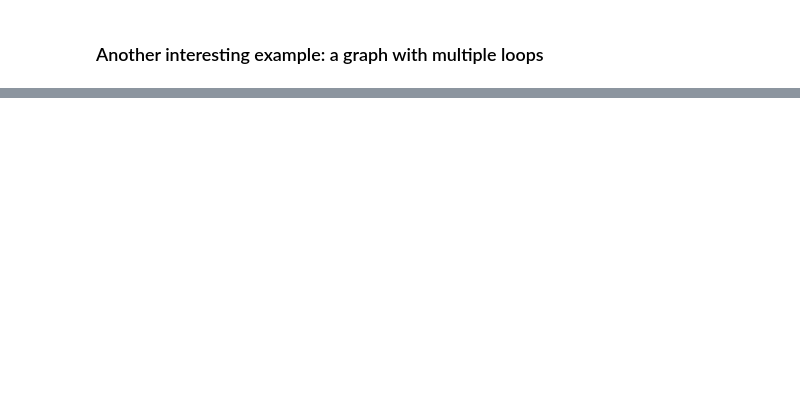
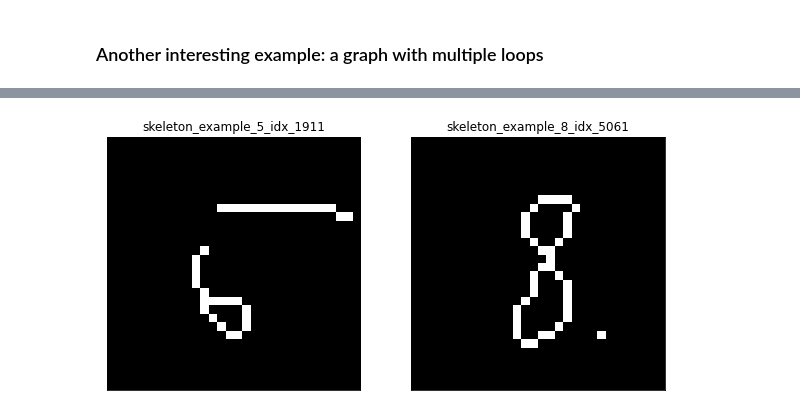
Before and after one commit to GeoAIR-lab/TGGLinesPlus, a Jupyter notebook: notebooks/2.1_path_segmentation.ipynb, the cells around one changed output, grey strips where cells are left out. Cells and saved outputs as stored; diff of their text form; code cells hidden in the pictures; blank space fills up the shorter version.

```diff
--- a/notebooks/2.1_path_segmentation.ipynb
+++ b/notebooks/2.1_path_segmentation.ipynb
@@ -370,0 +286,16 @@ Problem image: 5170
+# %%
+fig, ax = plt.subplots(1, 2, figsize=(10, 7))
+
+ax[0].imshow(skeleton_1911, cmap="gray")
+ax[1].imshow(skeleton_5061, cmap="gray")
+
+for axis in ax:
+    axis.set_xticks([])
+    axis.set_yticks([])
+
+ax[0].set_title("skeleton_example_{}_idx_{}".format(label_1911, idx_1911))
+ax[1].set_title("skeleton_example_{}_idx_{}".format(label_5061, idx_5061))
+
+plt.show()
+# %% [output]
+[figure, added]
```
Also changed, not shown: parts of 28 cells of this notebook, 5 other files.
